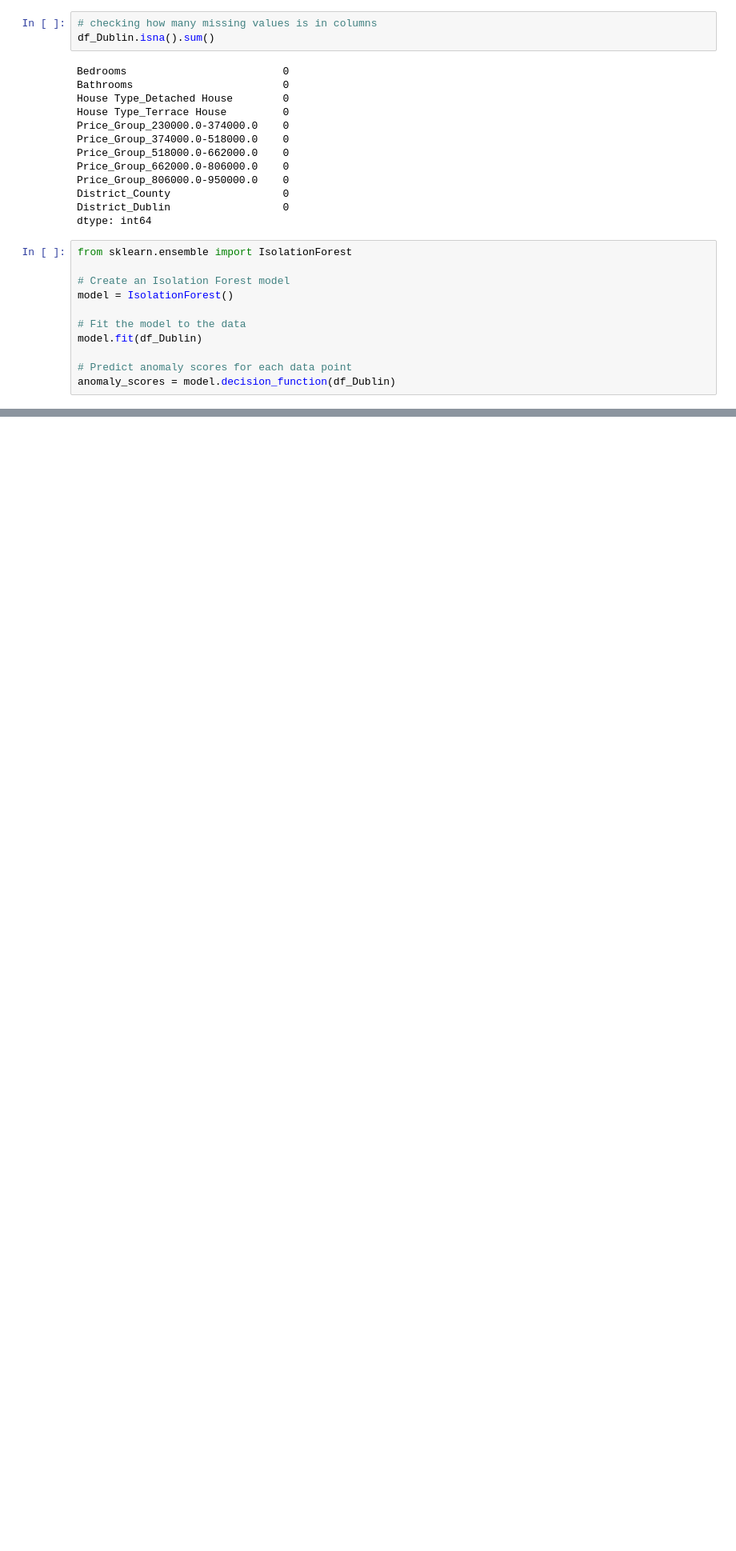
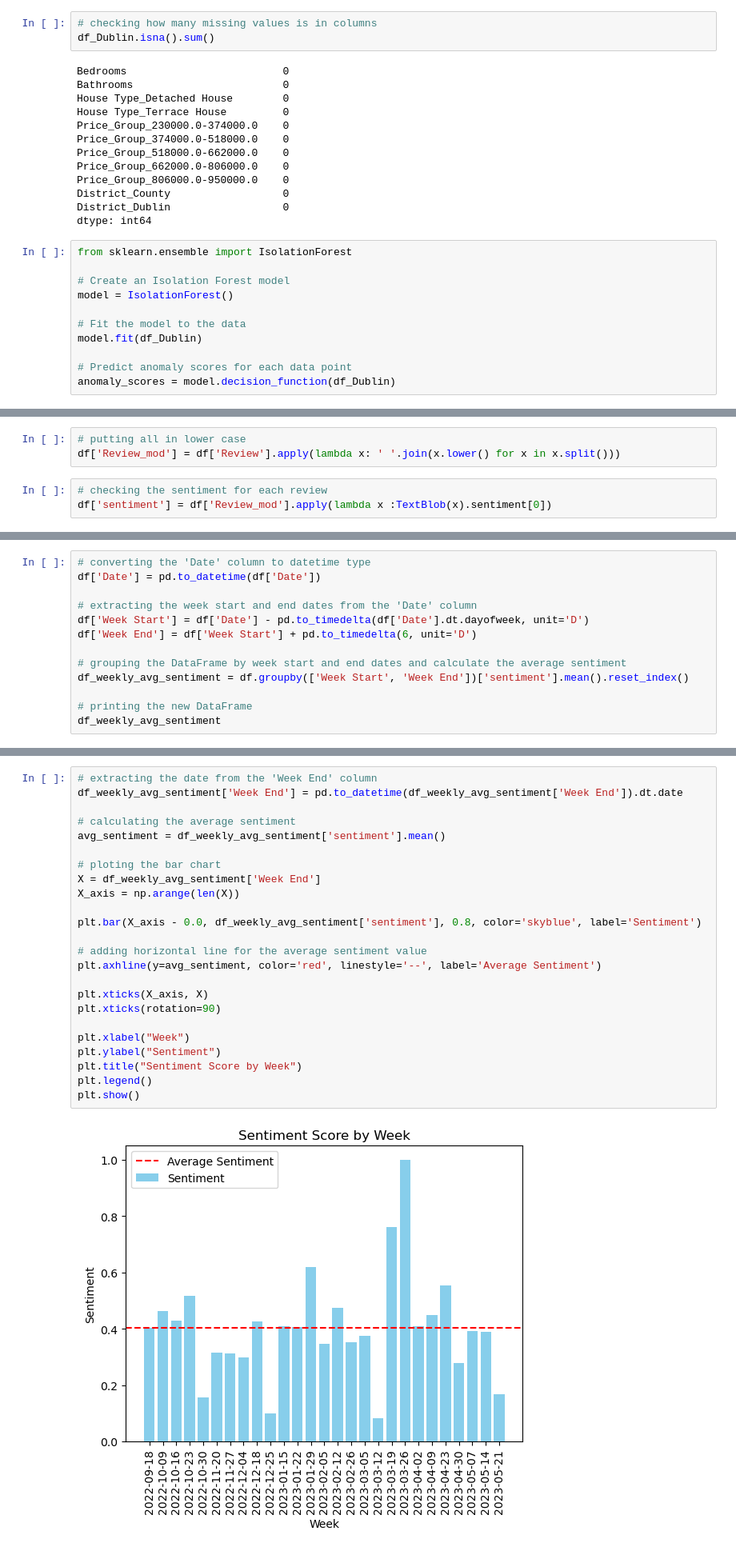
Before and after one commit to EsteraDA/CA2, a Jupyter notebook: ML/Dublin_House ML & Web Scraping.ipynb, the cells around one changed output, grey strips where cells are left out. Shown at 80% size. Cells and saved outputs as stored; diff of their text form; blank space fills up the shorter version.

```diff
--- a/ML/Dublin_House ML & Web Scraping.ipynb
+++ b/ML/Dublin_House ML & Web Scraping.ipynb
@@ -1246,0 +1552,6 @@ anomaly_rows
+# %%
+# putting all in lower case
+df['Review_mod'] = df['Review'].apply(lambda x: ' '.join(x.lower() for x in x.split()))
+# %%
+# checking the sentiment for each review
+df['sentiment'] = df['Review_mod'].apply(lambda x :TextBlob(x).sentiment[0])
@@ -1246,0 +1579,13 @@ anomaly_rows
+# %%
+# converting the 'Date' column to datetime type
+df['Date'] = pd.to_datetime(df['Date'])
+
+# extracting the week start and end dates from the 'Date' column
+df['Week Start'] = df['Date'] - pd.to_timedelta(df['Date'].dt.dayofweek, unit='D')
+df['Week End'] = df['Week Start'] + pd.to_timedelta(6, unit='D')
+
+# grouping the DataFrame by week start and end dates and calculate the average sentiment
+df_weekly_avg_sentiment = df.groupby(['Week Start', 'Week End'])['sentiment'].mean().reset_index()
+
+# printing the new DataFrame
+df_weekly_avg_sentiment
@@ -1246,0 +1610,26 @@ anomaly_rows
+# %%
+# extracting the date from the 'Week End' column
+df_weekly_avg_sentiment['Week End'] = pd.to_datetime(df_weekly_avg_sentiment['Week End']).dt.date
+
+# calculating the average sentiment
+avg_sentiment = df_weekly_avg_sentiment['sentiment'].mean()
+
+# ploting the bar chart
+X = df_weekly_avg_sentiment['Week End']
+X_axis = np.arange(len(X))
+
+plt.bar(X_axis - 0.0, df_weekly_avg_sentiment['sentiment'], 0.8, color='skyblue', label='Sentiment')
+
+# adding horizontal line for the average sentiment value
+plt.axhline(y=avg_sentiment, color='red', linestyle='--', label='Average Sentiment')
+
+plt.xticks(X_axis, X)
+plt.xticks(rotation=90)
+
+plt.xlabel("Week")
+plt.ylabel("Sentiment")
+plt.title("Sentiment Score by Week")
+plt.legend()
+plt.show()
+# %% [output]
+[figure, added]
```
Also changed, not shown: parts of 53 cells of this notebook.
